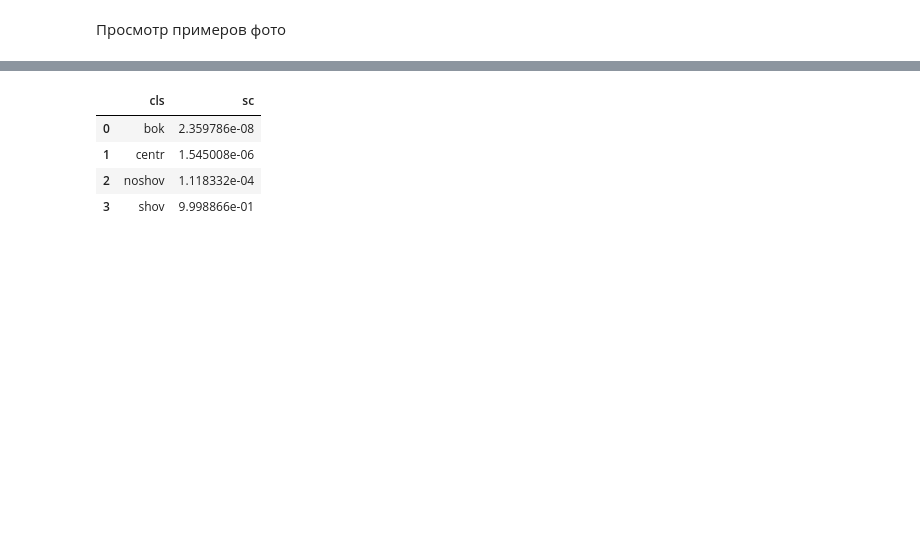
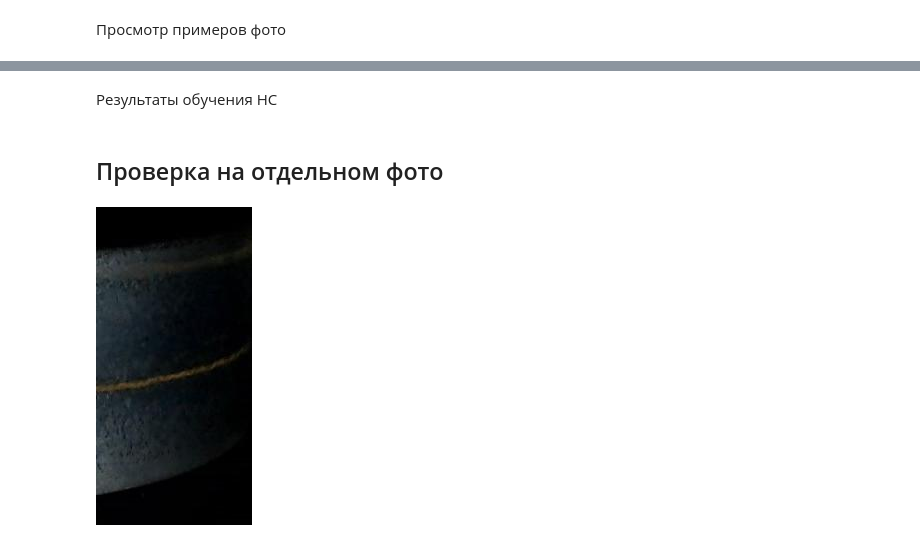
Before and after one commit to aepanfilov/shov, a Jupyter notebook: Shov.ipynb, the cells around one changed output, grey strips where cells are left out. Drawn from its saved outputs; the diff is of its cells as text; code cells hidden in the pictures; blank space fills up the shorter version.

```diff
--- a/Shov.ipynb
+++ b/Shov.ipynb
@@ -402,3 +259,0 @@ replace shov_foto/bok/10.jpg? [y]es, [n]o, [A]ll, [N]one, [r]ename: N
-# %%
-data_dir = pathlib.Path('/content/shov_foto').with_suffix('')
-data_dir
@@ -719,8 +259,0 @@ print(
-# %%
-pd.DataFrame({'cls':class_names,'sc':score})
-# %% [output]
-|  | cls | sc |
-| 0 | bok | 2.359786e-08 |
-| 1 | centr | 1.545008e-06 |
-| 2 | noshov | 1.118332e-04 |
-| 3 | shov | 9.998866e-01 |
@@ -726,0 +265,2 @@ pd.DataFrame({'cls':class_names,'sc':score})
+# %% [markdown]
+Результаты обучения НС
@@ -726,0 +290,9 @@ pd.DataFrame({'cls':class_names,'sc':score})
+# %% [markdown]
+## Проверка на отдельном фото
+# %%
+# selected_class = 'centr'
+selected_class = 'noshov'
+test_img = list(data_dir.glob(f'{selected_class}/*'))[35]
+PIL.Image.open(str(test_img))
+# %% [output]
+[figure, added]
```
Also changed, not shown: parts of 121 cells of this notebook, 1 other file.
